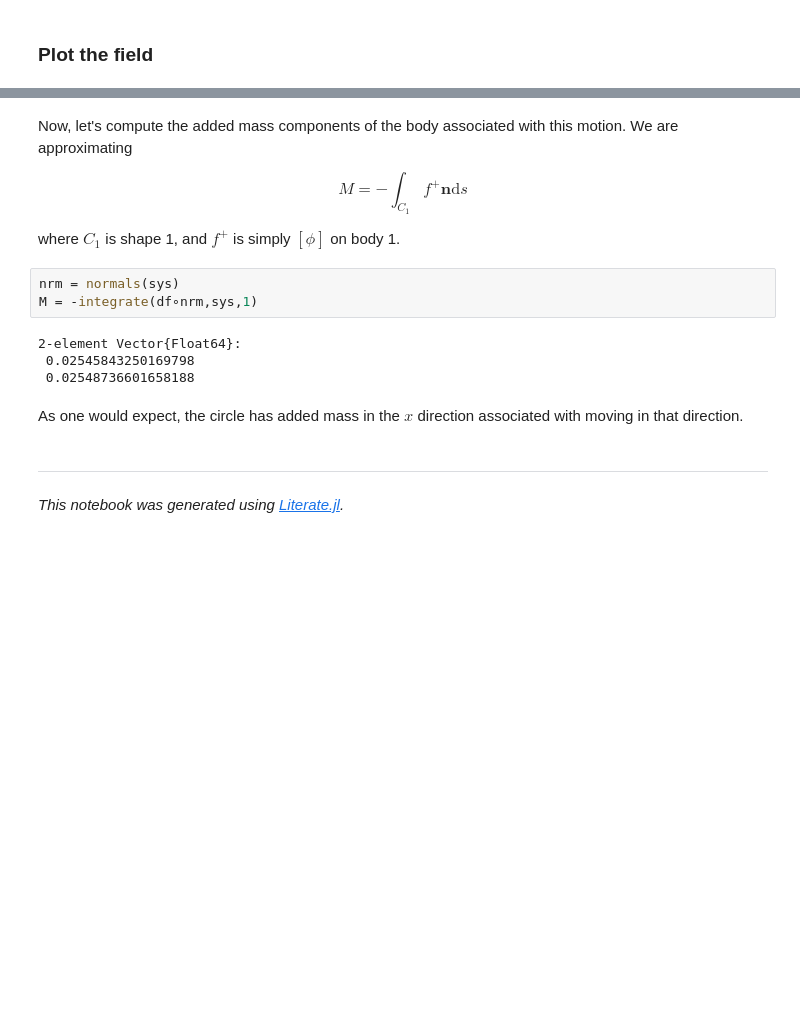
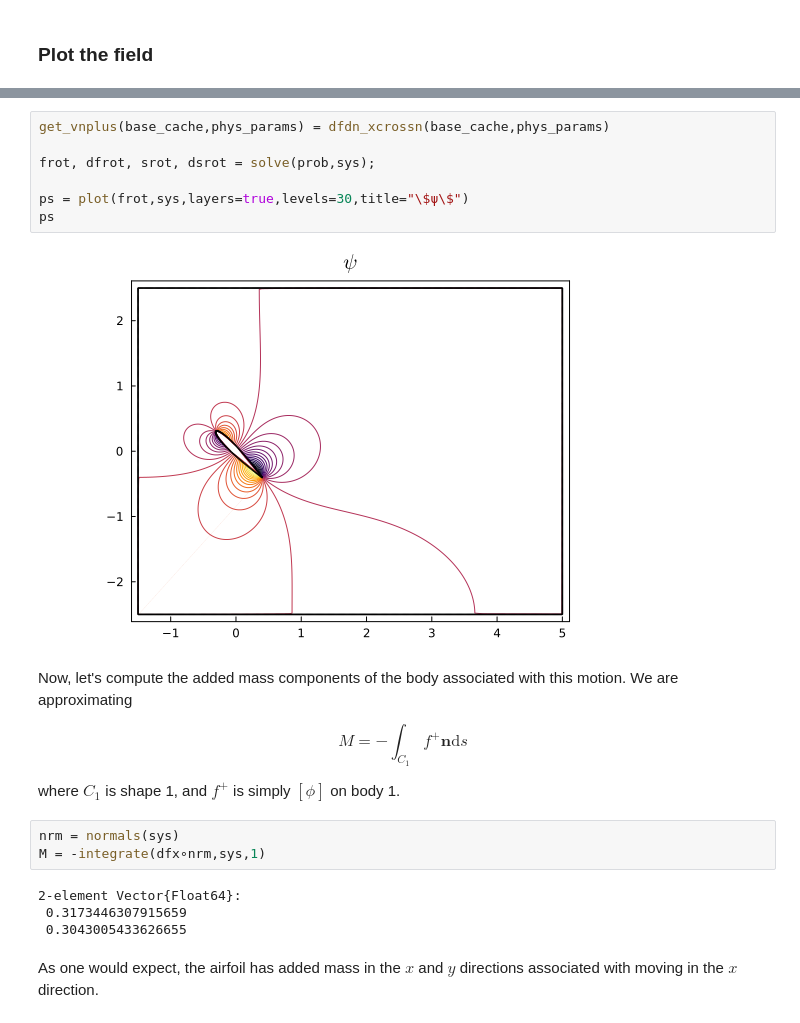
Before and after one commit to jdeldre/MassivelySeparatedFlows.jl, a Jupyter notebook: notebooks/Auxiliary potential fields.ipynb, the cells around one changed output, grey strips where cells are left out. Cells and saved outputs as stored; diff of their text form; blank space fills up the shorter version.

```diff
--- a/notebooks/Auxiliary potential fields.ipynb
+++ b/notebooks/Auxiliary potential fields.ipynb
@@ -236,3 +150,12 @@ ps
+# %%
+get_vnplus(base_cache,phys_params) = dfdn_xcrossn(base_cache,phys_params)
+
+frot, dfrot, srot, dsrot = solve(prob,sys);
+
+ps = plot(frot,sys,layers=true,levels=30,title="\$ψ\$")
+ps
+# %% [output]
+[figure, added]
 # %% [markdown]
 Now, let's compute the added mass components of the body associated
 with this motion. We are approximating
@@ -242,15 +165,11 @@ $$M = -\int_{C_1} f^+ \mathbf{n}\mathrm{d}s$$
 where $C_1$ is shape 1, and $f^+$ is simply $[\phi]$ on body 1.
 # %%
 nrm = normals(sys)
-M = -integrate(df∘nrm,sys,1)
+M = -integrate(dfx∘nrm,sys,1)
 # %% [output]
 2-element Vector{Float64}:
- 0.02545843250169798
- 0.02548736601658188
+ 0.3173446307915659
+ 0.3043005433626655
 # %% [markdown]
-As one would expect, the circle has added mass in the $x$ direction
-associated with moving in that direction.
+As one would expect, the airfoil has added mass in the $x$ and $y$ directions
+associated with moving in the $x$ direction.
-# %% [markdown]
----
-
-*This notebook was generated using [Literate.jl](https://github.com/fredrikekre/Literate.jl).*
```
Also changed, not shown: parts of 22 cells of this notebook, 3 other files.
